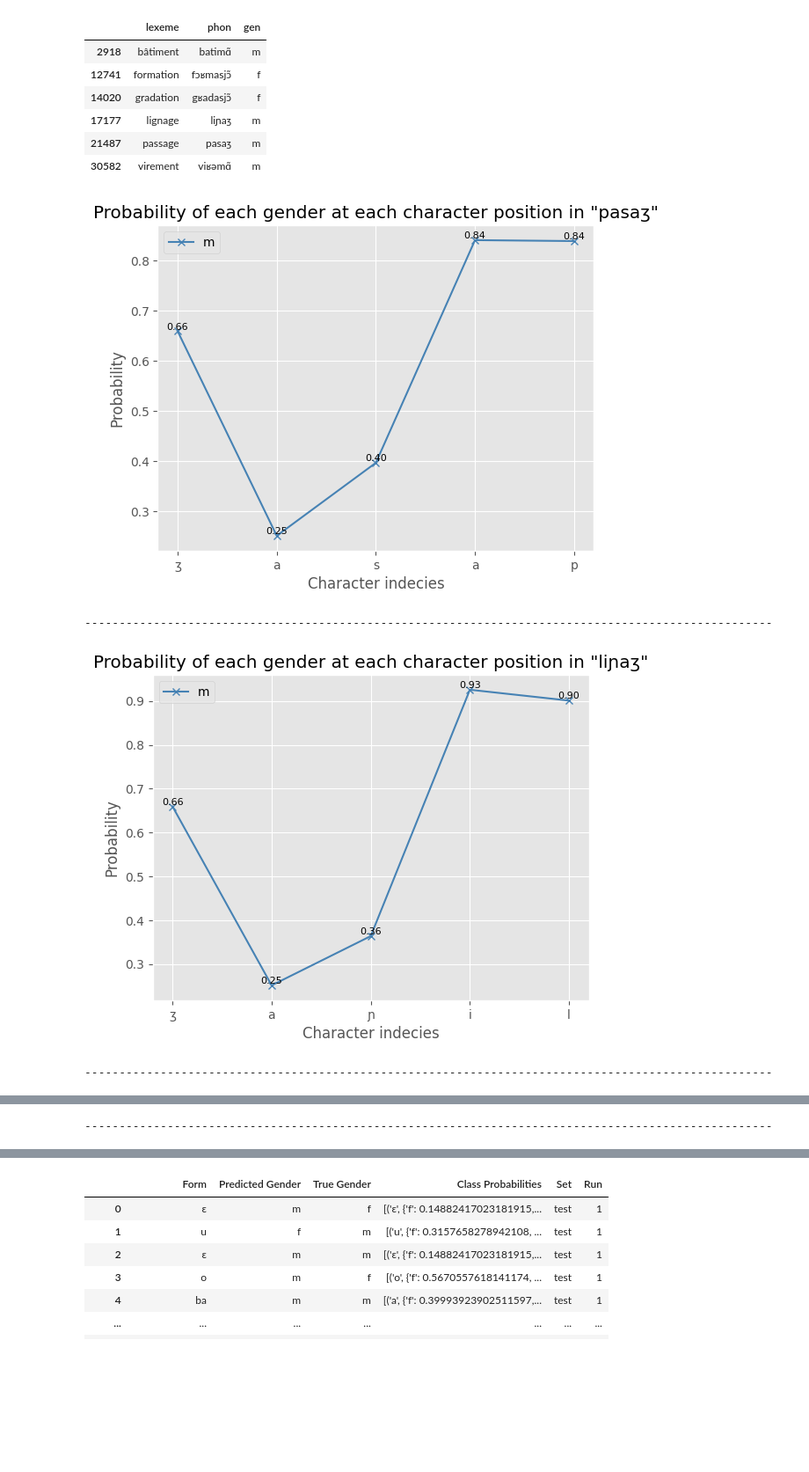
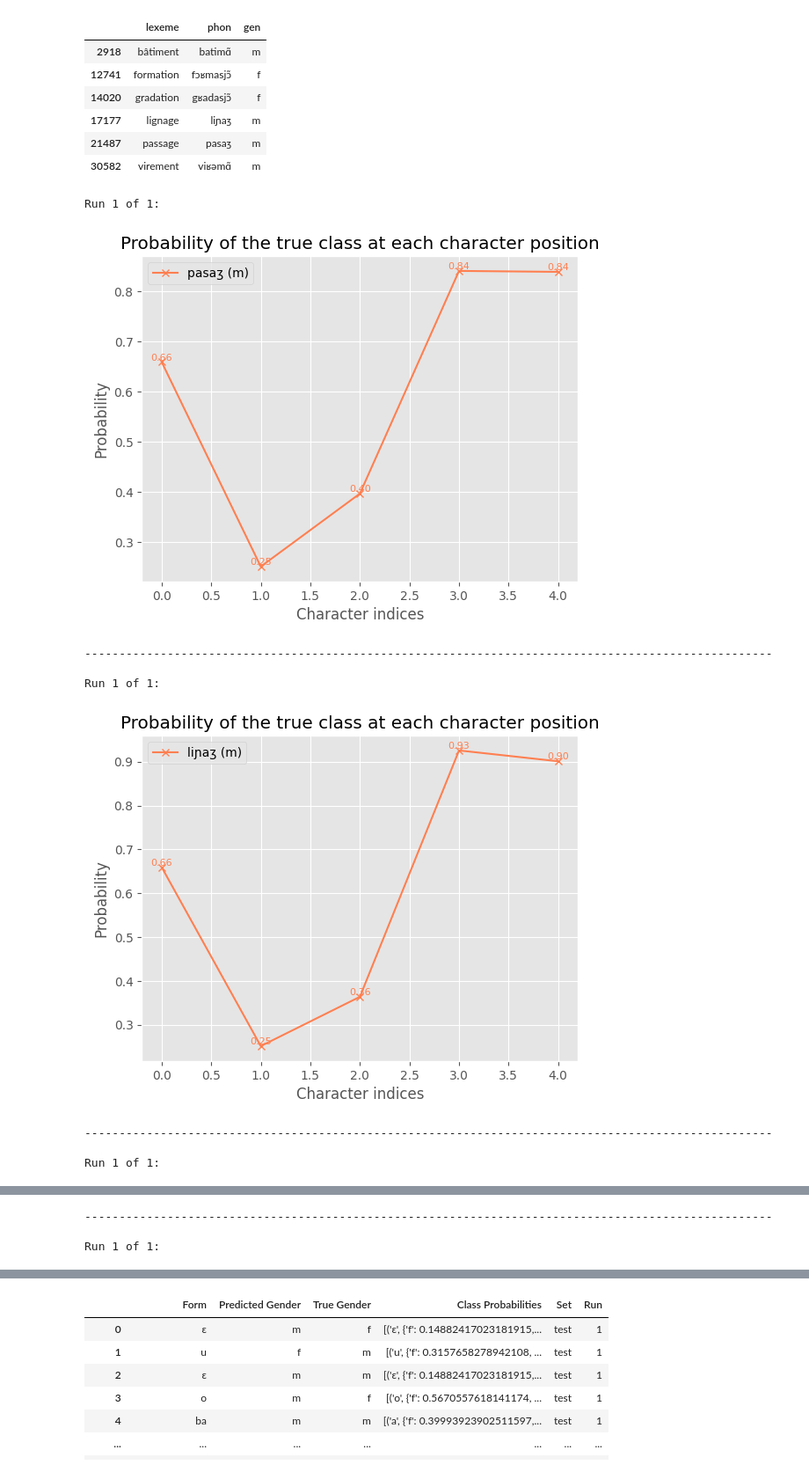
Before and after one commit to obonami/gender_prediction, a Jupyter notebook: src/analysis.ipynb, the cells around one changed output, grey strips where cells are left out. Shown at 88% size. Saved outputs shown, nothing was run; the diff lists cells and outputs as text; code cells hidden in the pictures; blank space fills up the shorter version.

```diff
--- a/src/analysis.ipynb
+++ b/src/analysis.ipynb
@@ -276,19 +246,24 @@ nlexique[nlexique['lexeme'].isin(['passage', 'lignage', 'bâtiment', 'virement',
 | 21487 | passage | pasaʒ | m |
 | 30582 | virement | viʁəmɑ̃ | m |
 # %%
-view_plateau('pasaʒ', phon_preds, binary=True)
+view_plateau(['pasaʒ'], phon_preds, binary=True)
 print('-' * 100 + '\n')
-view_plateau('liɲaʒ', phon_preds, binary=True)
+view_plateau(['liɲaʒ'], phon_preds, binary=True)
 print('-' * 100 + '\n')
-view_plateau('batimɑ̃', phon_preds, binary=True)
+view_plateau(['batimɑ̃'], phon_preds, binary=True)
 print('-' * 100 + '\n')
-view_plateau('viʁəmɑ̃', phon_preds, binary=True)
+view_plateau(['viʁəmɑ̃'], phon_preds, binary=True)
 print('-' * 100 + '\n')
-view_plateau('fɔʁmasjɔ̃', phon_preds, binary=True)
+view_plateau(['fɔʁmasjɔ̃'], phon_preds, binary=True)
 print('-' * 100 + '\n')
-view_plateau('gʁadasjɔ̃', phon_preds, binary=True)
+view_plateau(['gʁadasjɔ̃'], phon_preds, binary=True)
 # %% [output]
+Run 1 of 1:
-[figure, old version]
+[figure, new version]
-----------------------------------------------------------------------------------------------------
+----------------------------------------------------------------------------------------------------
+
+Run 1 of 1:
-[figure, old version]
+[figure, new version]
-----------------------------------------------------------------------------------------------------
+----------------------------------------------------------------------------------------------------
+
+Run 1 of 1:
@@ -296 +271,3 @@ view_plateau('gʁadasjɔ̃', phon_preds, binary=True)
-----------------------------------------------------------------------------------------------------
+----------------------------------------------------------------------------------------------------
+
+Run 1 of 1:
```
Also changed, not shown: parts of 9 cells of this notebook, 1 other file.
